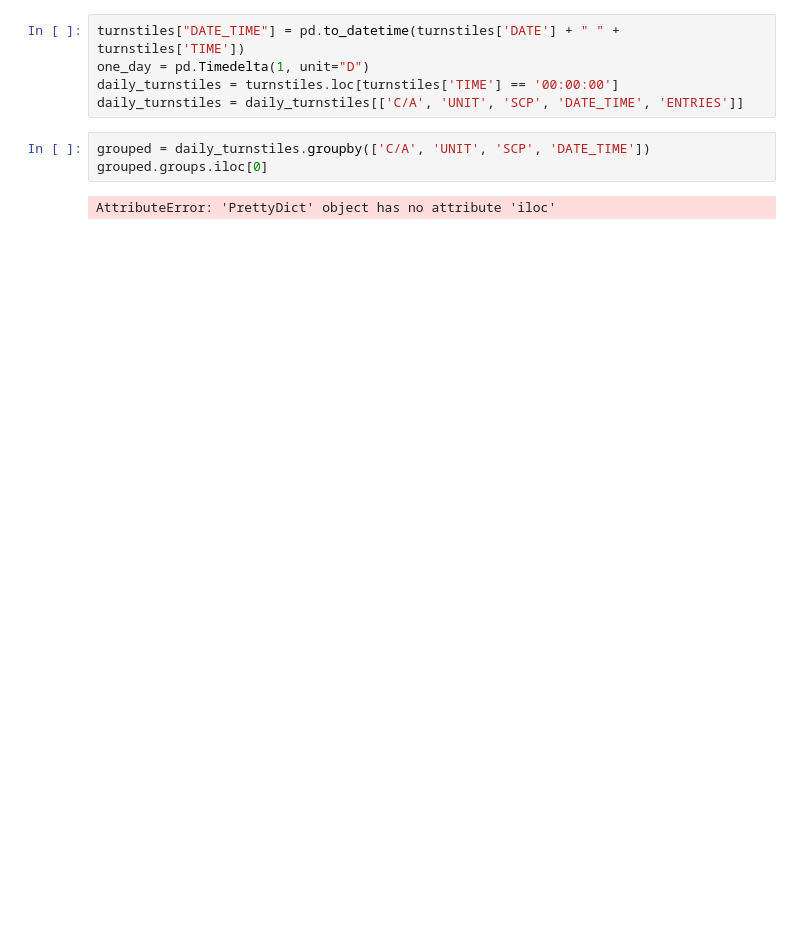
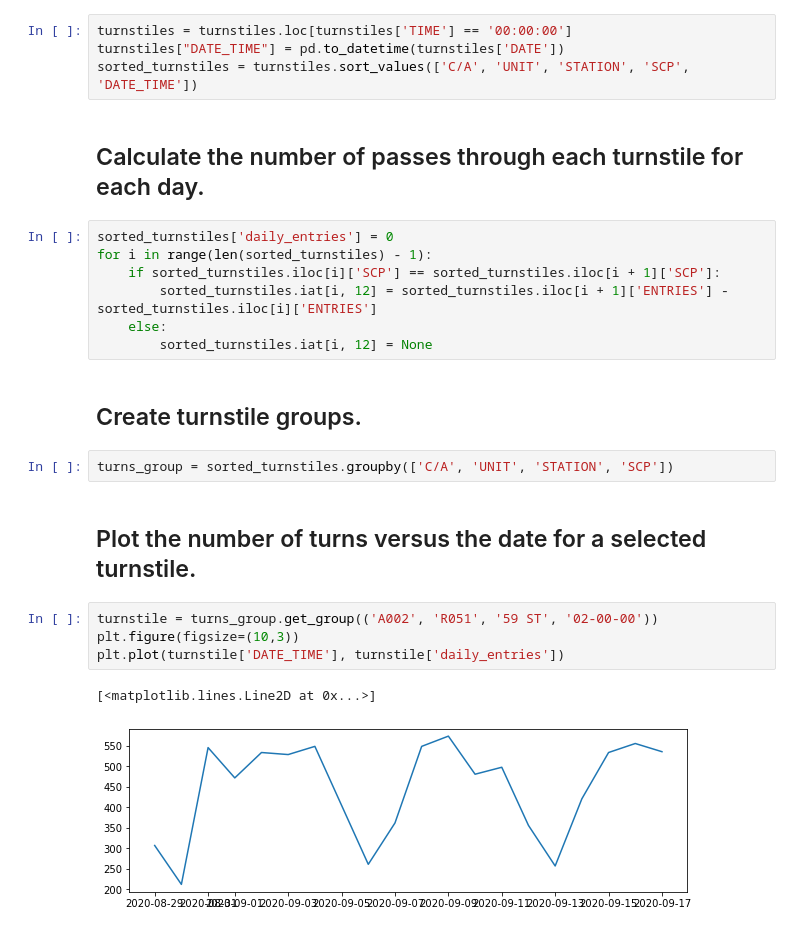
Before and after one commit to zhouandrewc/mta-project, a Jupyter notebook: Benson.ipynb, the cells around one changed output. Cells and saved outputs as stored; diff of their text form; blank space fills up the shorter version.

Commit message:
Plots a sample set of turnstile data - Benson challenge #4. Adds descriptions of each cell's purpose.

```diff
--- a/Benson.ipynb
+++ b/Benson.ipynb
@@ -8,10 +15,26 @@ turnstiles = pd.concat(turnstile_data)
 # %%
-turnstiles["DATE_TIME"] = pd.to_datetime(turnstiles['DATE'] + " " + turnstiles['TIME'])
-one_day = pd.Timedelta(1, unit="D")
-daily_turnstiles = turnstiles.loc[turnstiles['TIME'] == '00:00:00']
-daily_turnstiles = daily_turnstiles[['C/A', 'UNIT', 'SCP', 'DATE_TIME', 'ENTRIES']]
+turnstiles = turnstiles.loc[turnstiles['TIME'] == '00:00:00']
+turnstiles["DATE_TIME"] = pd.to_datetime(turnstiles['DATE'])
+sorted_turnstiles = turnstiles.sort_values(['C/A', 'UNIT', 'STATION', 'SCP', 'DATE_TIME'])
+# %% [markdown]
+## Calculate the number of passes through each turnstile for each day.
+# %%
+sorted_turnstiles['daily_entries'] = 0
+for i in range(len(sorted_turnstiles) - 1):
+    if sorted_turnstiles.iloc[i]['SCP'] == sorted_turnstiles.iloc[i + 1]['SCP']:
+        sorted_turnstiles.iat[i, 12] = sorted_turnstiles.iloc[i + 1]['ENTRIES'] - sorted_turnstiles.iloc[i]['ENTRIES']
+    else:
+        sorted_turnstiles.iat[i, 12] = None
+# %% [markdown]
+## Create turnstile groups.
 # %%
-grouped = daily_turnstiles.groupby(['C/A', 'UNIT', 'SCP', 'DATE_TIME'])
-grouped.groups.iloc[0]
+turns_group = sorted_turnstiles.groupby(['C/A', 'UNIT', 'STATION', 'SCP'])
-# %% [output]
-AttributeError: 'PrettyDict' object has no attribute 'iloc'
+# %% [markdown]
+## Plot the number of turns versus the date for a selected turnstile.
+# %%
+turnstile = turns_group.get_group(('A002', 'R051', '59 ST', '02-00-00'))
+plt.figure(figsize=(10,3))
+plt.plot(turnstile['DATE_TIME'], turnstile['daily_entries'])
+# %% [output]
+[<matplotlib.lines.Line2D at 0x...>]
+[figure, added]
```
Also changed, not shown: parts of 6 cells of this notebook.
